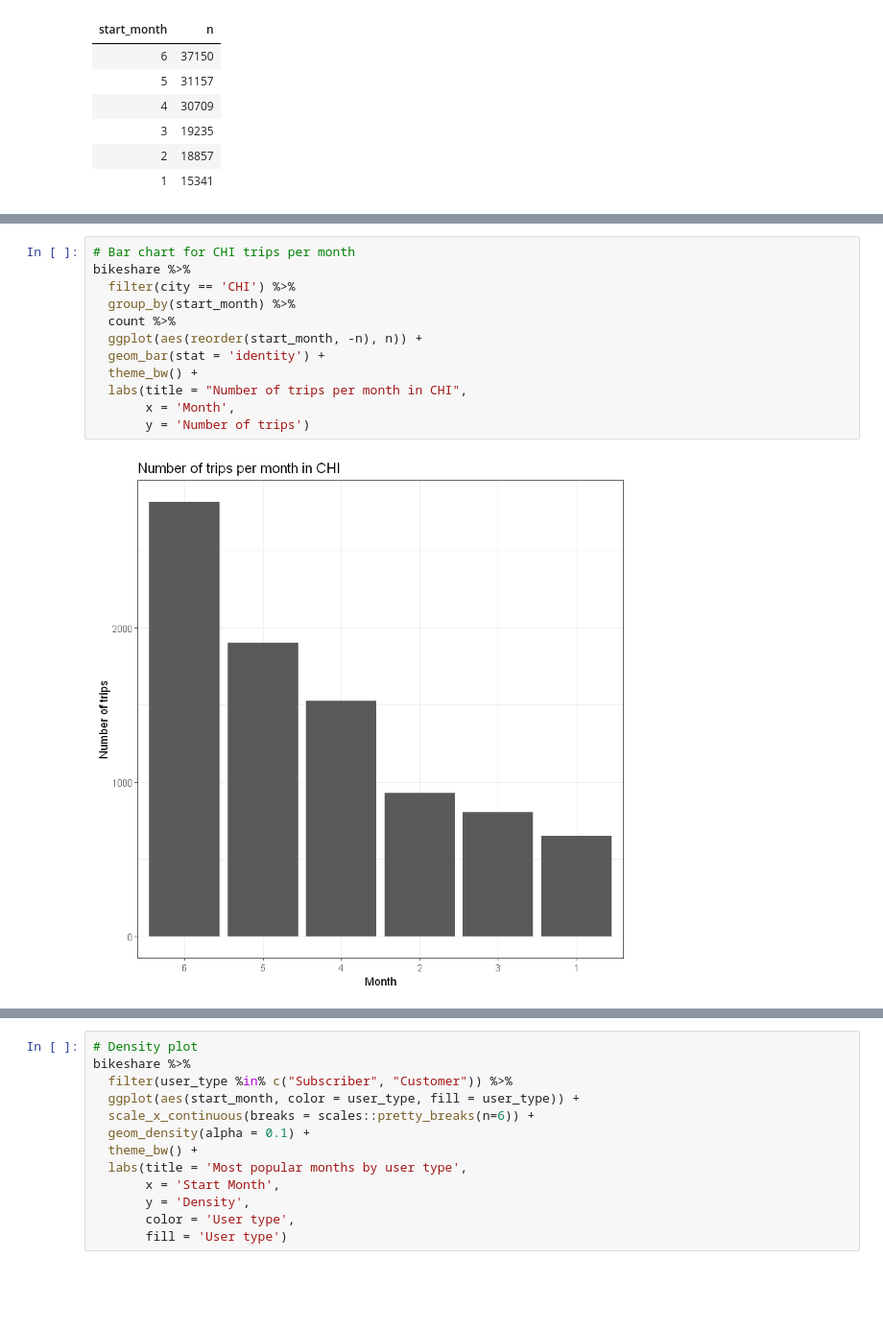
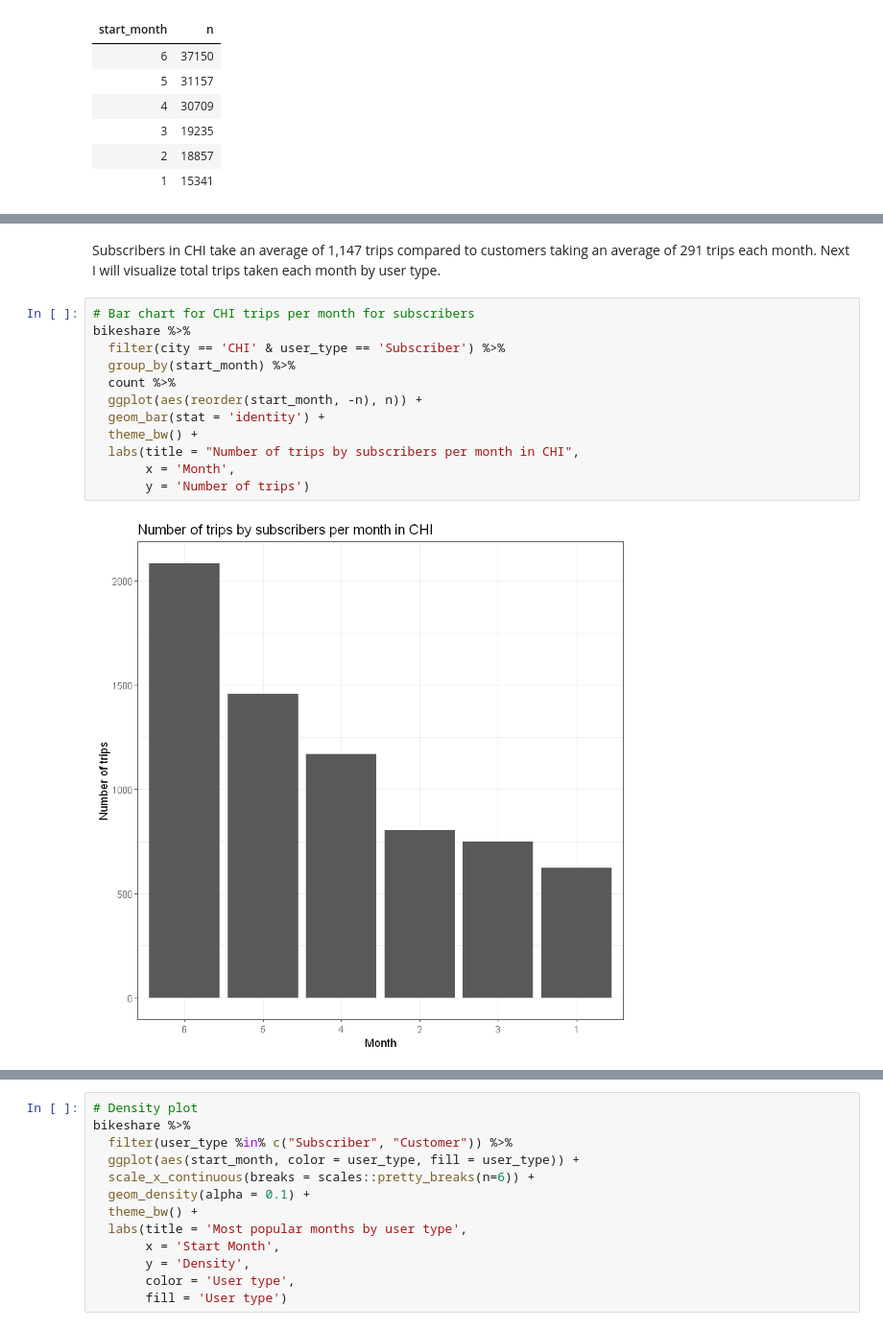
Before and after one commit to davidblackwelder/explore-bikeshare-data, a Jupyter notebook: EDA-bikeshare-data-R.ipynb, the cells around one changed output, grey strips where cells are left out. Shown at 96% size. Cells and saved outputs as stored; diff of their text form; blank space fills up the shorter version.

```diff
--- a/EDA-bikeshare-data-R.ipynb
+++ b/EDA-bikeshare-data-R.ipynb
@@ -1020,14 +1098,16 @@ bikeshare %>%
+# %% [markdown]
+Subscribers in CHI take an average of 1,147 trips compared to customers taking an average of 291 trips each month. Next I will visualize total trips taken each month by user type.
 # %%
-# Bar chart for CHI trips per month
+# Bar chart for CHI trips per month for subscribers
 bikeshare %>%
-  filter(city == 'CHI') %>%
+  filter(city == 'CHI' & user_type == 'Subscriber') %>%
   group_by(start_month) %>%
   count %>%
   ggplot(aes(reorder(start_month, -n), n)) +
   geom_bar(stat = 'identity') +
   theme_bw() +
-  labs(title = "Number of trips per month in CHI",
+  labs(title = "Number of trips by subscribers per month in CHI",
        x = 'Month',
        y = 'Number of trips')
 # %% [output]
-[figure, old version]
+[figure, new version]
```
Also changed, not shown: parts of 58 cells of this notebook, 1 other file.
